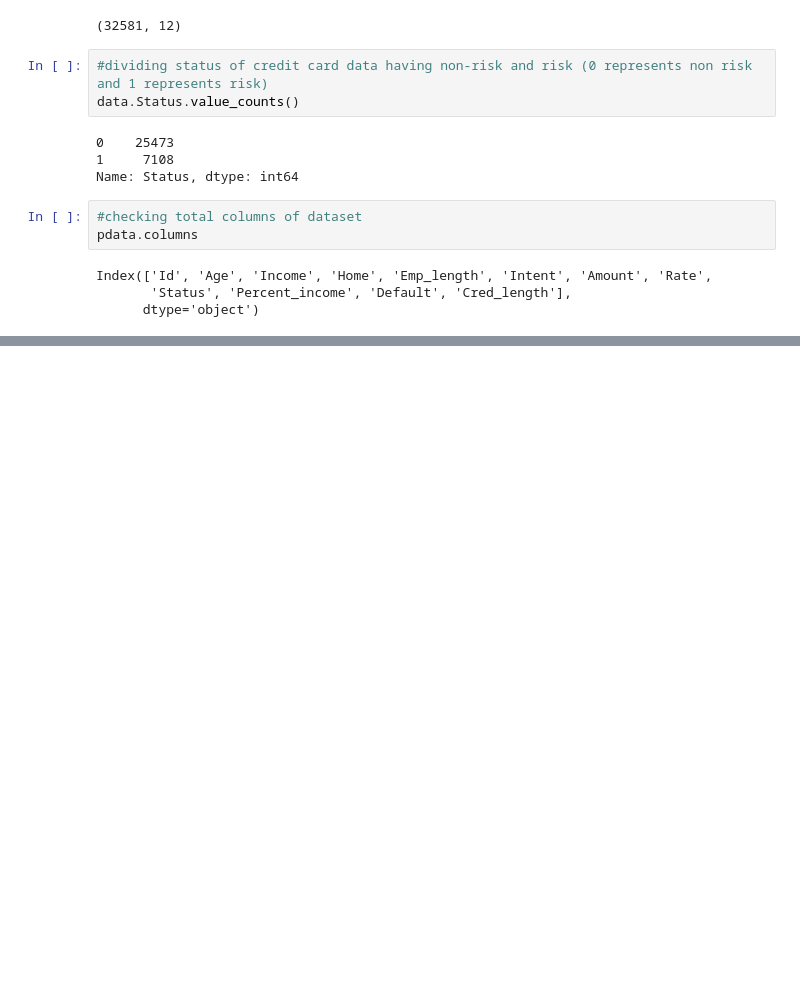
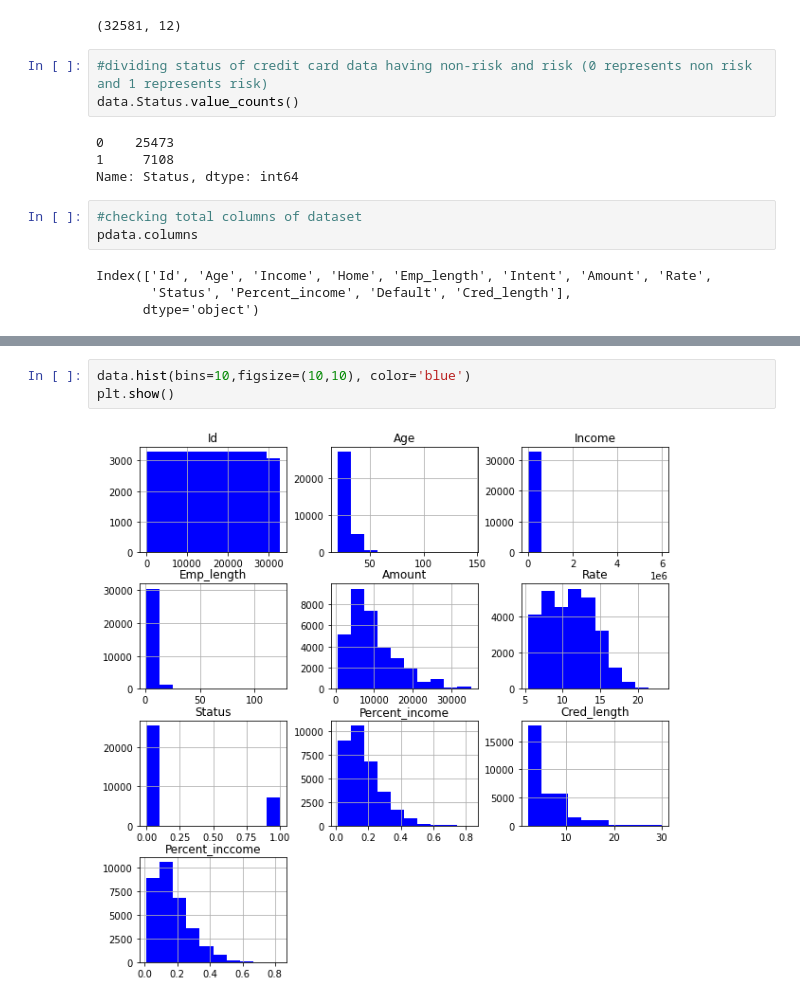
Before and after one commit to pradeepkhadka505/Skilearn-MachineLearning, a Jupyter notebook: Pandas_DataAnalysis/Cradit_Card_RiskAnalyis.ipynb, the cells around one changed output, grey strips where cells are left out. Cells and saved outputs as stored; diff of their text form; blank space fills up the shorter version.

```diff
--- a/Pandas_DataAnalysis/Cradit_Card_RiskAnalyis.ipynb
+++ b/Pandas_DataAnalysis/Cradit_Card_RiskAnalyis.ipynb
@@ -149,0 +217,5 @@ Index(['Id', 'Age', 'Income', 'Home', 'Emp_length', 'Intent', 'Amount', 'Rate',
+# %%
+data.hist(bins=10,figsize=(10,10), color='blue')
+plt.show()
+# %% [output]
+[figure, added]
```
Also changed, not shown: parts of 12 cells of this notebook.
